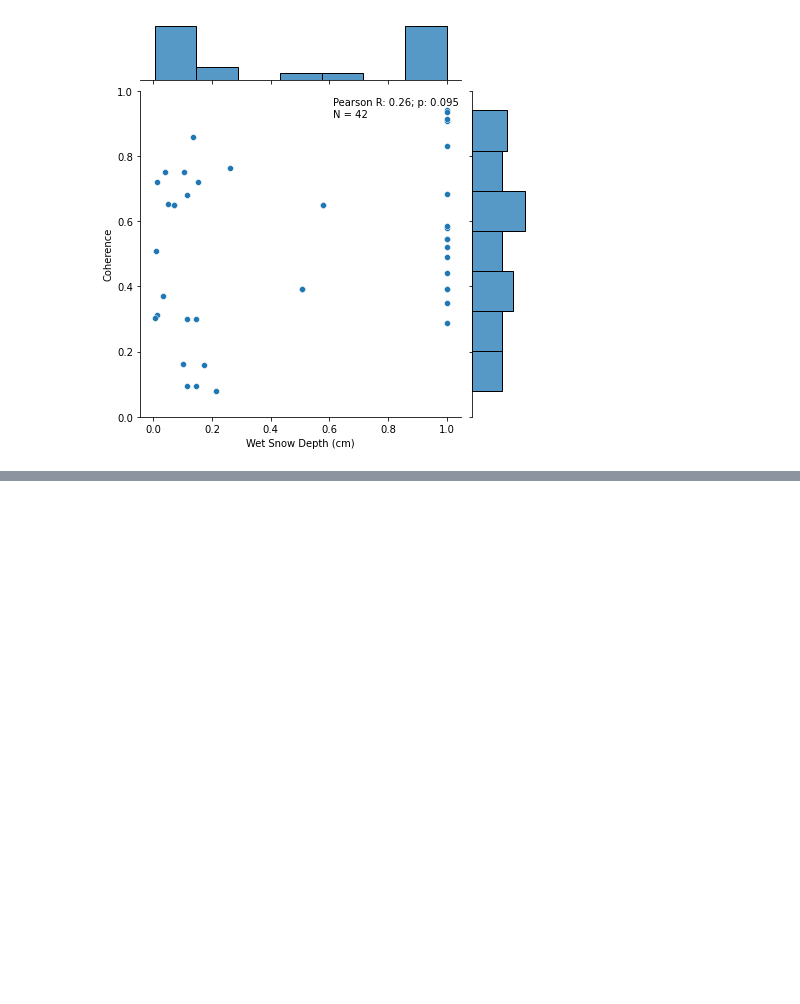
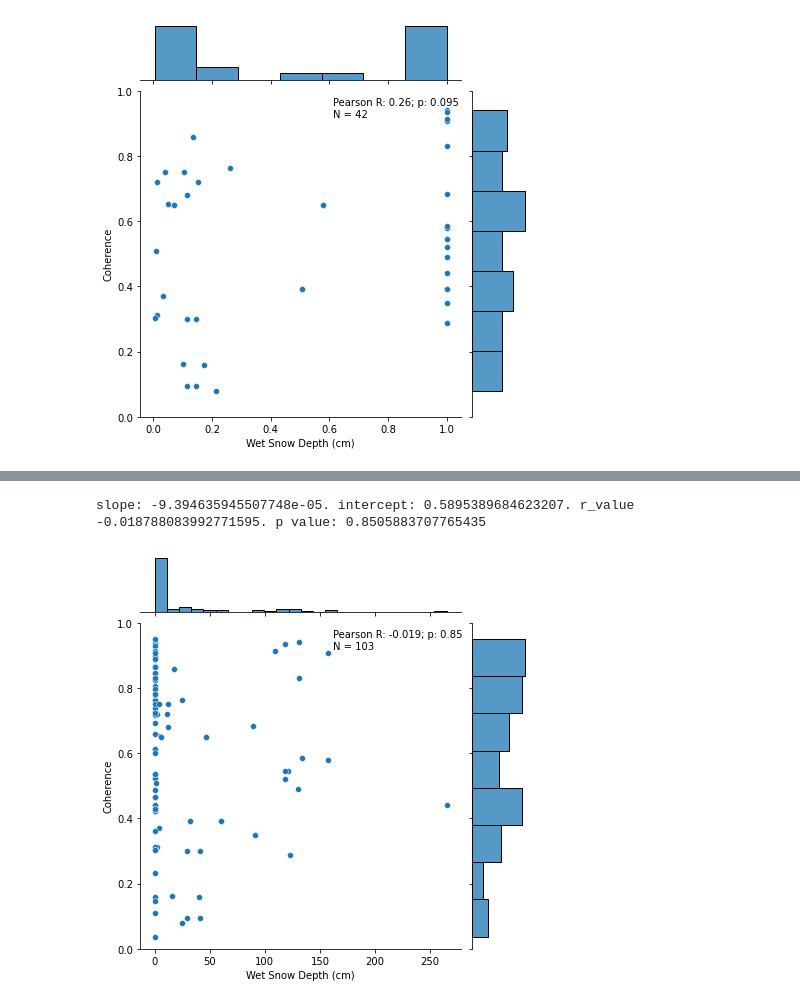
Before and after one commit to ZachHoppinen/uavsar, a Jupyter notebook: src/coherence/spatial_coherence/snowpits/snowdepth.ipynb, the cells around one changed output, grey strips where cells are left out. Drawn from its saved outputs; the diff is of its cells as text; code cells hidden in the pictures; blank space fills up the shorter version.

```diff
--- a/src/coherence/spatial_coherence/snowpits/snowdepth.ipynb
+++ b/src/coherence/spatial_coherence/snowpits/snowdepth.ipynb
@@ -142,0 +284,15 @@ slope: 0.1464986819842746. intercept: 0.45680642363615936. r_value 0.26132449854
+# %%
+figdir = '/bsuhome/zacharykeskinen/uavsar/figures/snowpit_compare'
+slope, intercept, r, p, x, y = r2_value(sds, cors)
+plt.Figure(figsize = (12,8))
+n = 1
+g = sns.jointplot(x = sds, y = cors, kind = 'scatter',ylim = (0,1), cmap='Blues')
+n = len(cors)
+g.ax_joint.annotate(text = f'Pearson R: {r:.2}; p: {p:.2}\nN = {n}', xy = [0.6,0.92], xycoords = 'axes fraction')
+
+g.ax_joint.set_xlabel('Wet Snow Depth (cm)')
+g.ax_joint.set_ylabel('Coherence')
+plt.savefig(join(figdir, 'wet-cor.png'))
+# %% [output]
+slope: -9.394635945507748e-05. intercept: 0.5895389684623207. r_value -0.018788083992771595. p value: 0.8505883707765435
+[figure, added]
```
Also changed, not shown: parts of 6 cells of this notebook, 7 other files.
